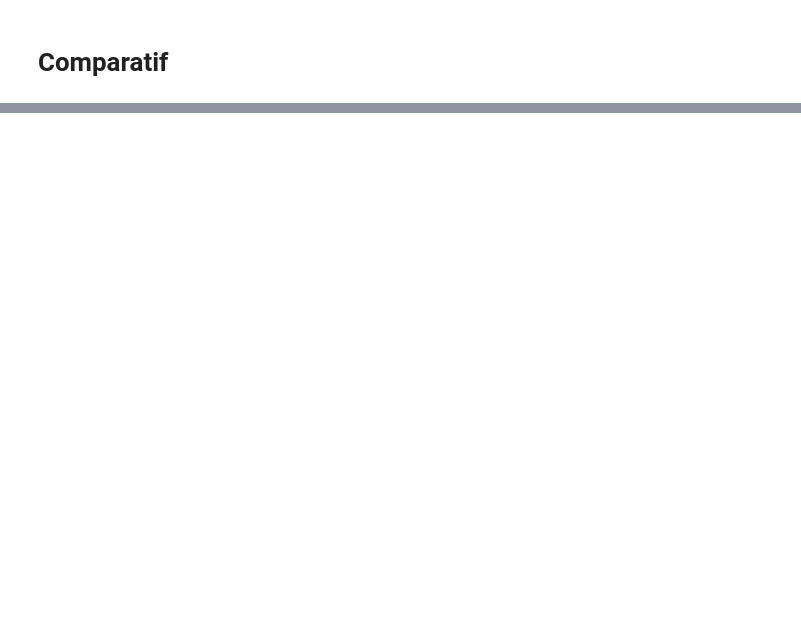
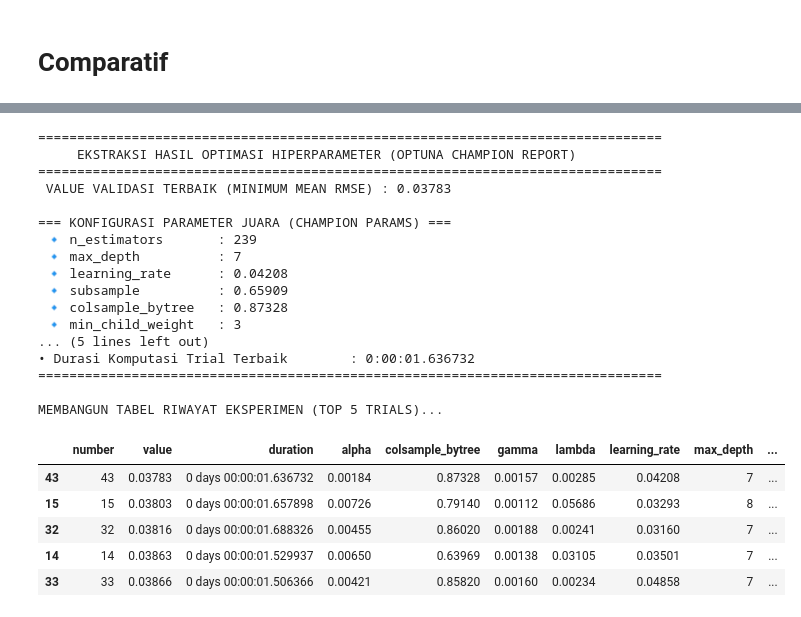
Before and after one commit to PashaAkrilian/Godzila-El-Nino, a Jupyter notebook: godzila-el-nino.ipynb, the cells around one changed output, grey strips where cells are left out. Drawn from its saved outputs; the diff is of its cells as text; code cells hidden in the pictures; blank space fills up the shorter version.

```diff
--- a/godzila-el-nino.ipynb
+++ b/godzila-el-nino.ipynb
@@ -1298,3 +1297,67 @@ Tabel ini menunjukkan performa dasar algoritma sebelum intervensi rekayasa fitur
 | Random Forest (Bagging Baseline) | 0.0479 | 0.0367 | 0.7625 |
 | LightGBM (Boosting Baseline) | 0.0456 | 0.0336 | 0.7842 |
 | XGBoost (Boosting Default) | 0.0434 | 0.0333 | 0.8052 |
+# %%
+import optuna
+import pandas as pd
+
+print("="*80)
+print("     EKSTRAKSI HASIL OPTIMASI HIPERPARAMETER (OPTUNA CHAMPION REPORT)     ")
+print("="*80)
+
+# 1. Menampilkan Parameter Terbaik & Nilai Optimumnya
+print(f" VALUE VALIDASI TERBAIK (MINIMUM MEAN RMSE) : {study.best_value:.5f}")
+print("\n=== KONFIGURASI PARAMETER JUARA (CHAMPION PARAMS) ===")
+
+# Looping otomatis untuk menampilkan parameter hasil pencarian Optuna
+for param_name, param_value in study.best_params.items():
+    if isinstance(param_value, float):
+        print(f" 🔹 {param_name:<18} : {param_value:.5f}")
+    else:
+        print(f" 🔹 {param_name:<18} : {param_value}")
+
+print("-" * 50)
+print(f"• Nomor Eksperimen Terbaik (Best Trial) : #{study.best_trial.number}")
+print(f"• Durasi Komputasi Trial Terbaik        : {study.best_trial.duration}")
+print("="*80)
+
+
+# 2. Mengubah 50 Trials Menjadi Tabel untuk Keperluan Analisis/PPT
+print("\nMEMBANGUN TABEL RIWAYAT EKSPERIMEN (TOP 5 TRIALS)...")
+df_trials = study.trials_dataframe()
+
+# Filter hanya trial yang berhasil selesai penuh (state == COMPLETE)
+df_complete = df_trials[df_trials['state'] == 'COMPLETE']
+
+# Urutkan dari RMSE terkecil (terbaik) ke terbesar
+df_top_5 = df_complete.sort_values(by='value', ascending=True).head(5)
+
+# Rapikan nama kolom agar nyaman dibaca saat di-display
+kolom_laporan = ['number', 'value', 'duration'] + [col for col in df_trials.columns if 'params_' in col]
+df_top_5_clean = df_top_5[kolom_laporan].rename(columns=lambda x: x.replace('params_', ''))
+
+display(df_top_5_clean.style.highlight_min(subset=['value'], color='lightgreen').format(precision=5))
+# %% [output]
+================================================================================
+     EKSTRAKSI HASIL OPTIMASI HIPERPARAMETER (OPTUNA CHAMPION REPORT)
+================================================================================
+ VALUE VALIDASI TERBAIK (MINIMUM MEAN RMSE) : 0.03783
+
+=== KONFIGURASI PARAMETER JUARA (CHAMPION PARAMS) ===
+ 🔹 n_estimators       : 239
+ 🔹 max_depth          : 7
+ 🔹 learning_rate      : 0.04208
+ 🔹 subsample          : 0.65909
+ 🔹 colsample_bytree   : 0.87328
+ 🔹 min_child_weight   : 3
+... (5 lines left out)
+• Durasi Komputasi Trial Terbaik        : 0:00:01.636732
+================================================================================
+
+MEMBANGUN TABEL RIWAYAT EKSPERIMEN (TOP 5 TRIALS)...
+|  | number | value | duration | alpha | colsample_bytree | gamma | lambda | learning_rate | max_depth | ... |
+| 43 | 43 | 0.03783 | 0 days 00:00:01.636732 | 0.00184 | 0.87328 | 0.00157 | 0.00285 | 0.04208 | 7 | ... |
+| 15 | 15 | 0.03803 | 0 days 00:00:01.657898 | 0.00726 | 0.79140 | 0.00112 | 0.05686 | 0.03293 | 8 | ... |
+| 32 | 32 | 0.03816 | 0 days 00:00:01.688326 | 0.00455 | 0.86020 | 0.00188 | 0.00241 | 0.03160 | 7 | ... |
+| 14 | 14 | 0.03863 | 0 days 00:00:01.529937 | 0.00650 | 0.63969 | 0.00138 | 0.03105 | 0.03501 | 7 | ... |
+| 33 | 33 | 0.03866 | 0 days 00:00:01.506366 | 0.00421 | 0.85820 | 0.00160 | 0.00234 | 0.04858 | 7 | ... |
```
Also changed, not shown: parts of 14 cells of this notebook.
